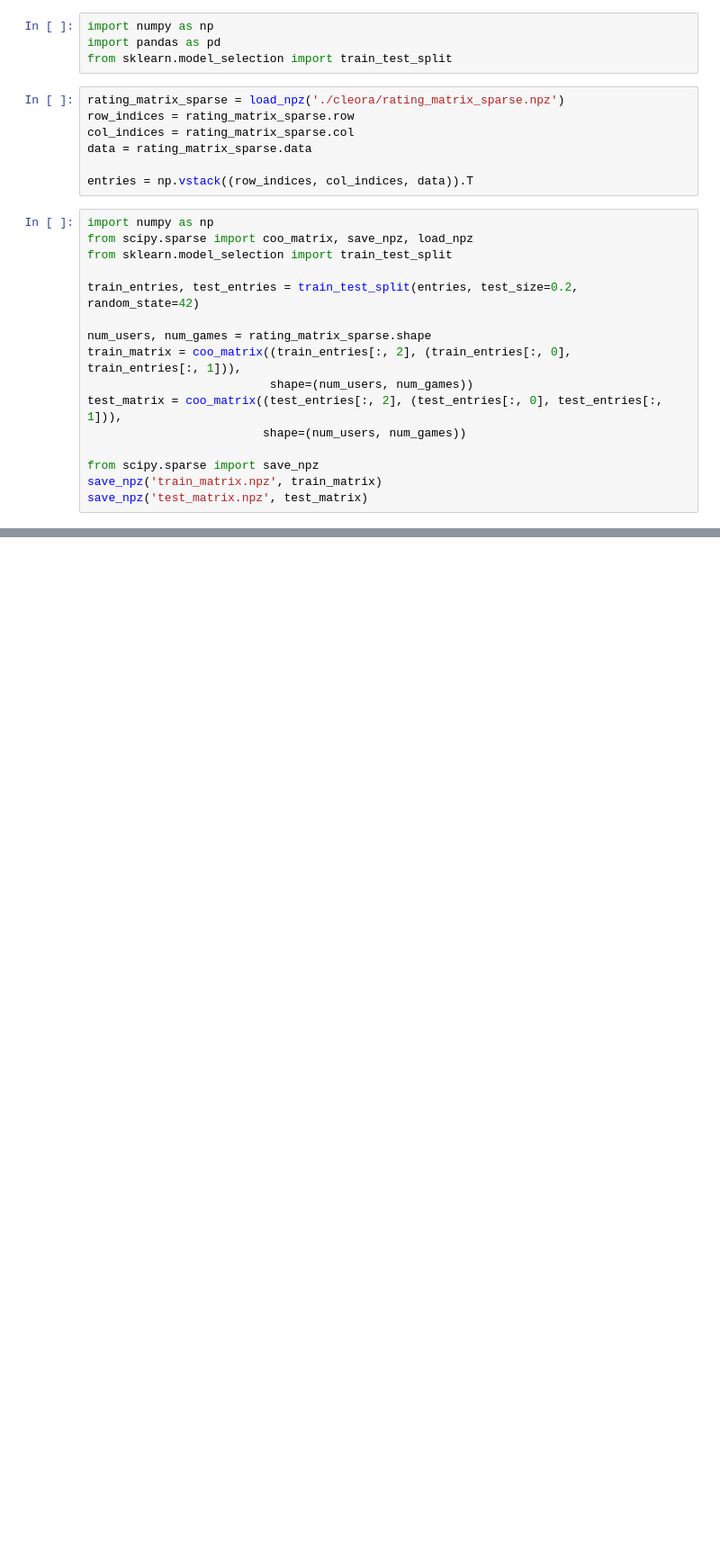
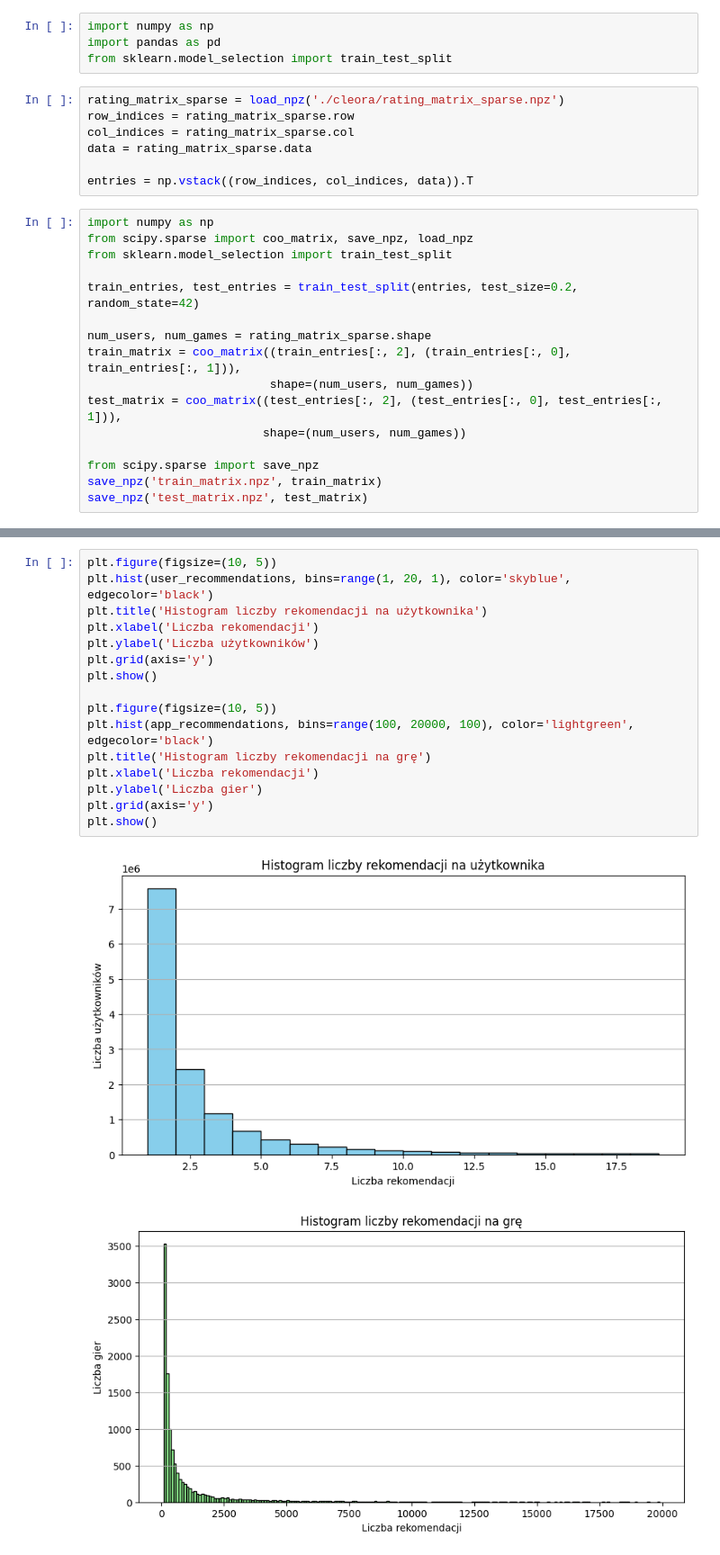
Before and after one commit to DominikSzczepaniak/GameRecommender, a Jupyter notebook: ML/data_analysis.ipynb, the cells around one changed output, grey strips where cells are left out. Shown: that part at 90% size. Drawn from its saved outputs; the diff is of its cells as text; blank space fills up the shorter version.

```diff
--- a/ML/data_analysis.ipynb
+++ b/ML/data_analysis.ipynb
@@ -27,0 +45,19 @@ save_npz('test_matrix.npz', test_matrix)
+# %%
+plt.figure(figsize=(10, 5))
+plt.hist(user_recommendations, bins=range(1, 20, 1), color='skyblue', edgecolor='black')
+plt.title('Histogram liczby rekomendacji na użytkownika')
+plt.xlabel('Liczba rekomendacji')
+plt.ylabel('Liczba użytkowników')
+plt.grid(axis='y')
+plt.show()
+
+plt.figure(figsize=(10, 5))
+plt.hist(app_recommendations, bins=range(100, 20000, 100), color='lightgreen', edgecolor='black')
+plt.title('Histogram liczby rekomendacji na grę')
+plt.xlabel('Liczba rekomendacji')
+plt.ylabel('Liczba gier')
+plt.grid(axis='y')
+plt.show()
+# %% [output]
+[figure, added]
+[figure, added]
```
Also changed, not shown: parts of 2 cells of this notebook.
